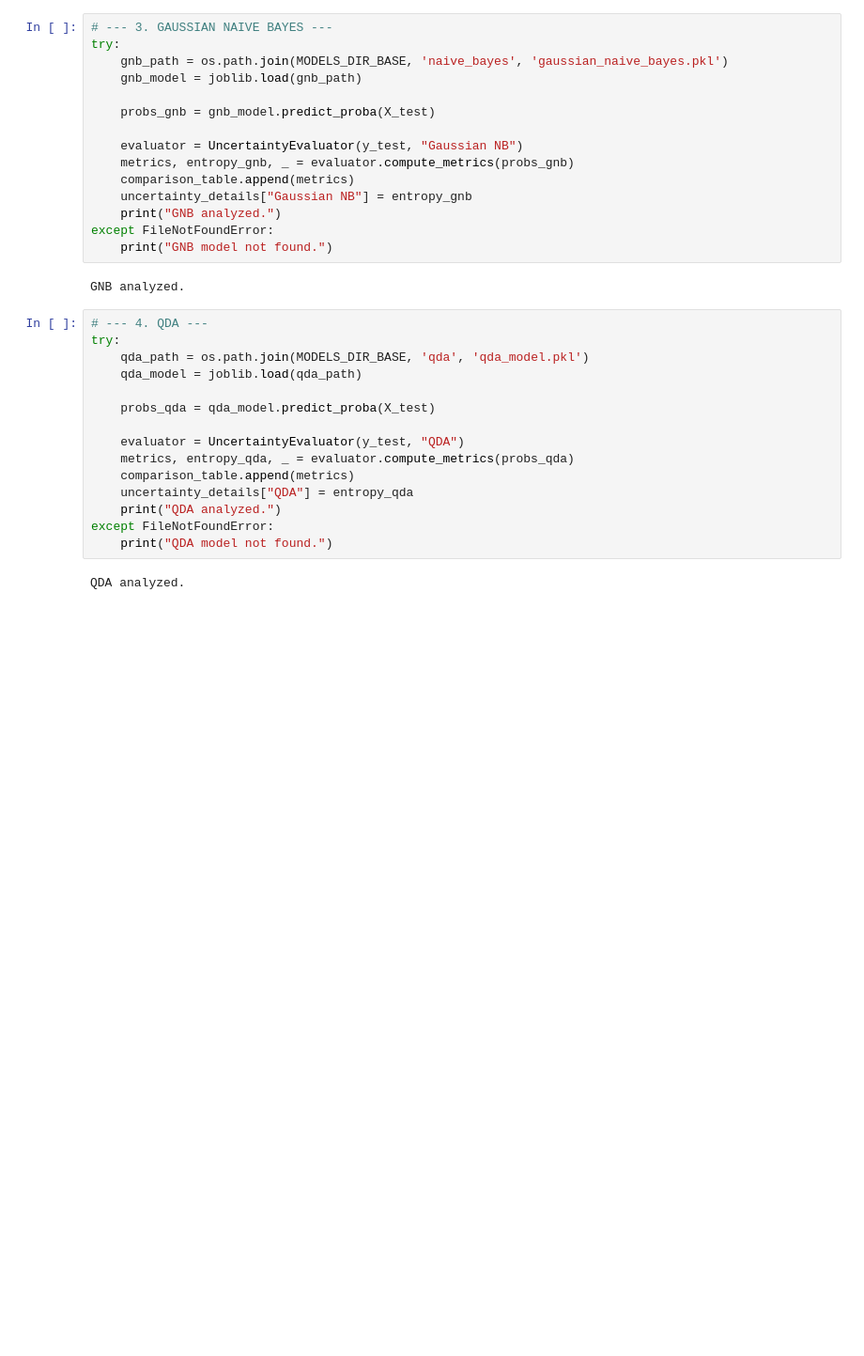
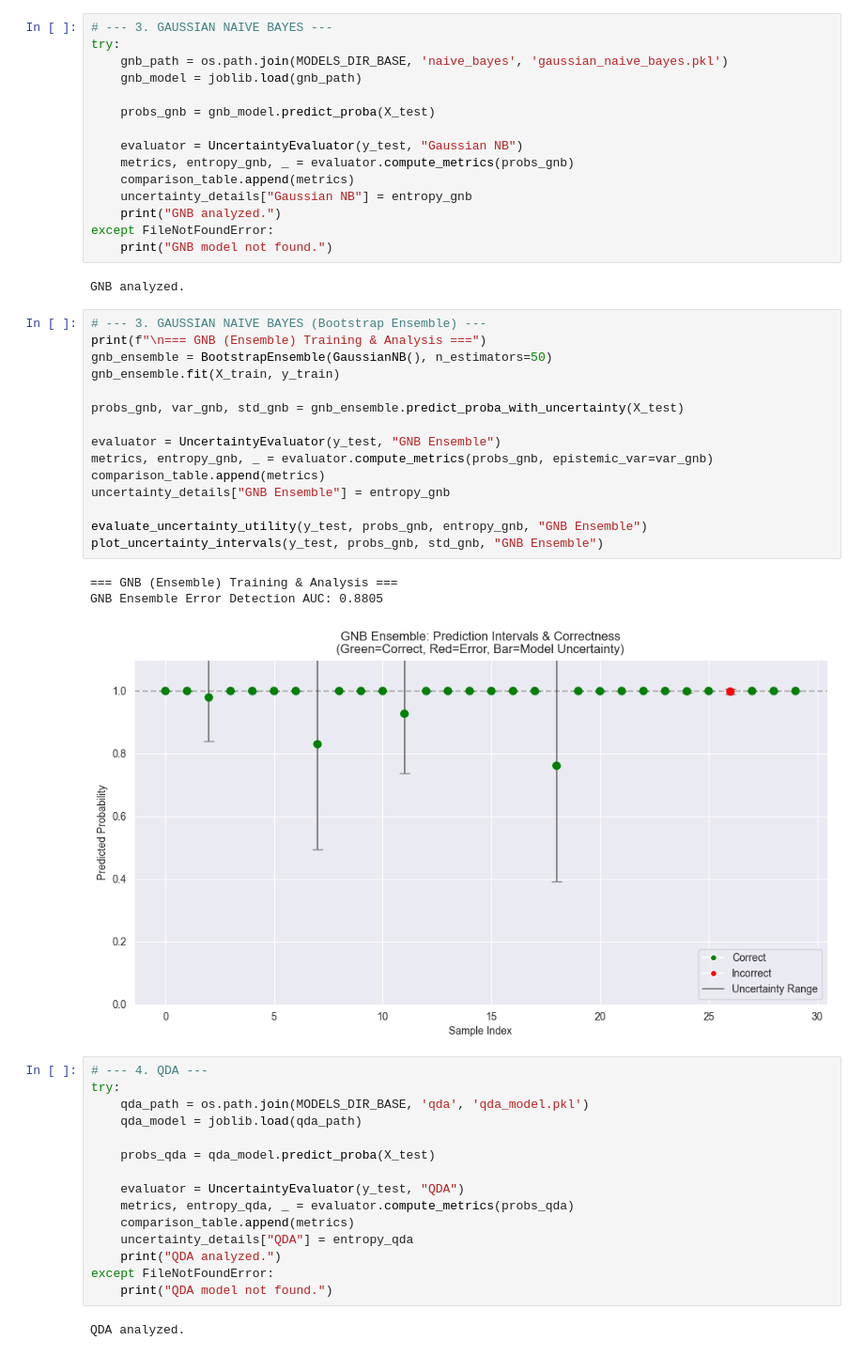
Before and after one commit to JakubTom1/Fault-detection-in-mechanical-devices, a Jupyter notebook: evaluation/AnalysisModels/uncertainty_comparison.py.ipynb, the cells around one changed output. Shown at 94% size. Saved outputs shown, nothing was run; the diff lists cells and outputs as text; blank space fills up the shorter version.

```diff
--- a/evaluation/AnalysisModels/uncertainty_comparison.py.ipynb
+++ b/evaluation/AnalysisModels/uncertainty_comparison.py.ipynb
@@ -99,6 +199,25 @@ except FileNotFoundError:
     print("GNB model not found.")
 # %% [output]
 GNB analyzed.
+# %%
+# --- 3. GAUSSIAN NAIVE BAYES (Bootstrap Ensemble) ---
+print(f"\n=== GNB (Ensemble) Training & Analysis ===")
+gnb_ensemble = BootstrapEnsemble(GaussianNB(), n_estimators=50)
+gnb_ensemble.fit(X_train, y_train)
+
+probs_gnb, var_gnb, std_gnb = gnb_ensemble.predict_proba_with_uncertainty(X_test)
+
+evaluator = UncertaintyEvaluator(y_test, "GNB Ensemble")
+metrics, entropy_gnb, _ = evaluator.compute_metrics(probs_gnb, epistemic_var=var_gnb)
+comparison_table.append(metrics)
+uncertainty_details["GNB Ensemble"] = entropy_gnb
+
+evaluate_uncertainty_utility(y_test, probs_gnb, entropy_gnb, "GNB Ensemble")
+plot_uncertainty_intervals(y_test, probs_gnb, std_gnb, "GNB Ensemble")
+# %% [output]
+=== GNB (Ensemble) Training & Analysis ===
+GNB Ensemble Error Detection AUC: 0.8805
+[figure, added]
 # %%
 # --- 4. QDA ---
 try:
```
Also changed, not shown: parts of 8 cells of this notebook, 1 other file.
